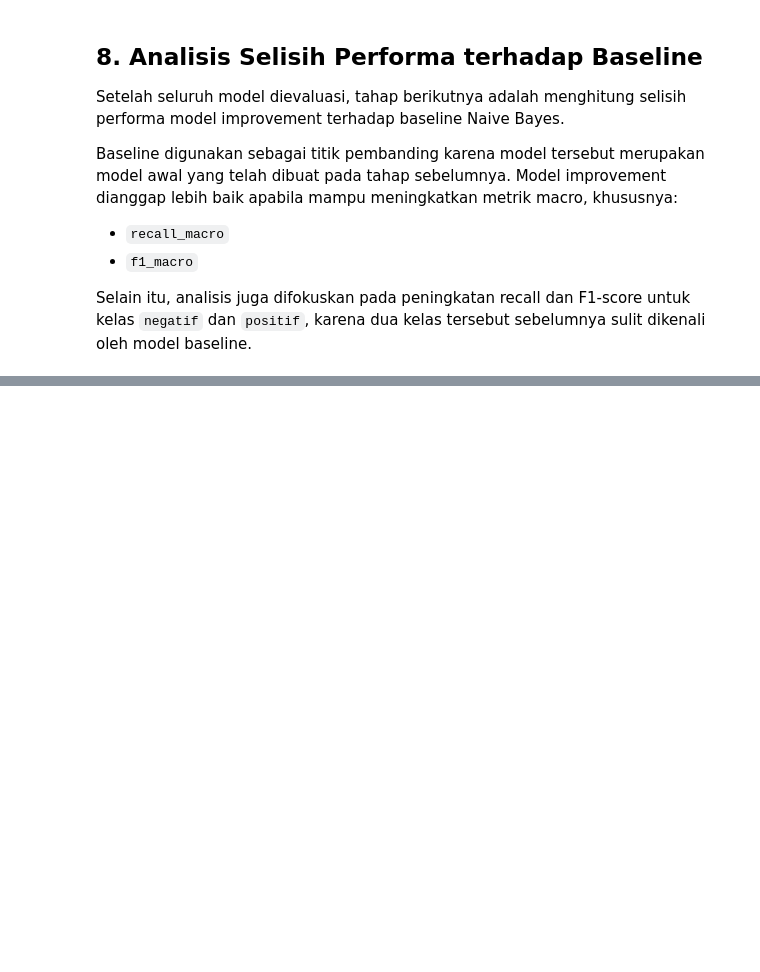
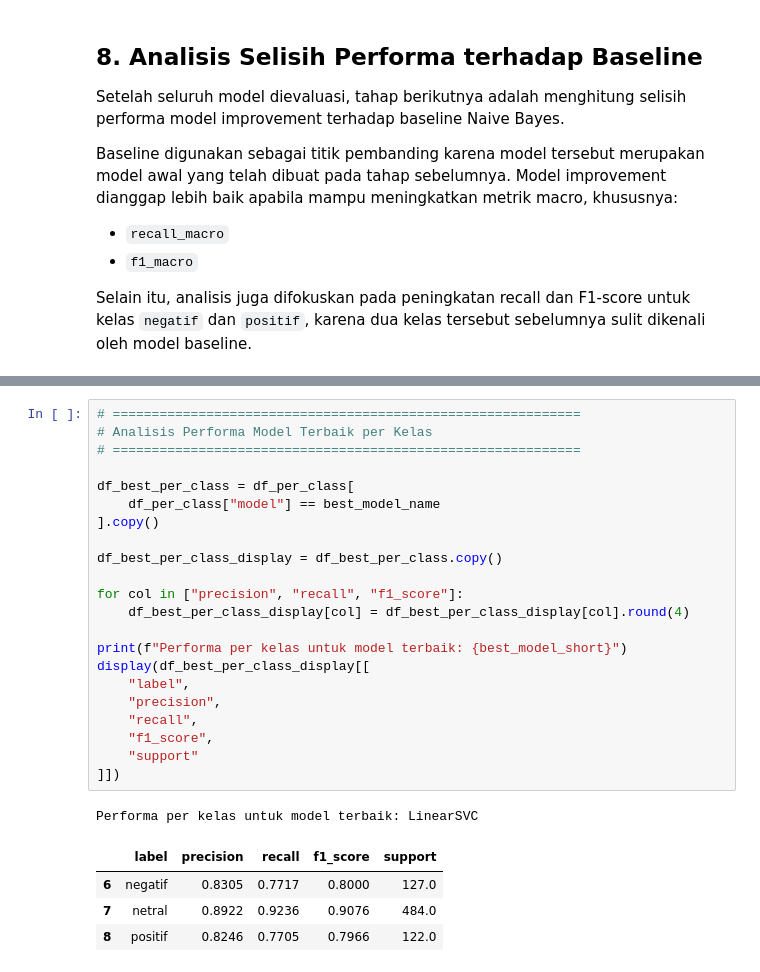
Before and after one commit to kahmadsyt/youtube-rupiah-sentiment-analysis, a Jupyter notebook: notebooks/11_model_improvement_sentiment_classification.ipynb, the cells around one changed output, grey strips where cells are left out. Drawn from its saved outputs; the diff is of its cells as text; blank space fills up the shorter version.

```diff
--- a/notebooks/11_model_improvement_sentiment_classification.ipynb
+++ b/notebooks/11_model_improvement_sentiment_classification.ipynb
@@ -1326,0 +1363,28 @@ Selisih performa model terhadap baseline Naive Bayes:
+# %%
+# ============================================================
+# Analisis Performa Model Terbaik per Kelas
+# ============================================================
+
+df_best_per_class = df_per_class[
+    df_per_class["model"] == best_model_name
+].copy()
+
+df_best_per_class_display = df_best_per_class.copy()
+
+for col in ["precision", "recall", "f1_score"]:
+    df_best_per_class_display[col] = df_best_per_class_display[col].round(4)
+
+print(f"Performa per kelas untuk model terbaik: {best_model_short}")
+display(df_best_per_class_display[[
+    "label",
+    "precision",
+    "recall",
+    "f1_score",
+    "support"
+]])
+# %% [output]
+Performa per kelas untuk model terbaik: LinearSVC
+|  | label | precision | recall | f1_score | support |
+| 6 | negatif | 0.8305 | 0.7717 | 0.8000 | 127.0 |
+| 7 | netral | 0.8922 | 0.9236 | 0.9076 | 484.0 |
+| 8 | positif | 0.8246 | 0.7705 | 0.7966 | 122.0 |
```
Also changed, not shown: parts of 4 cells of this notebook.
